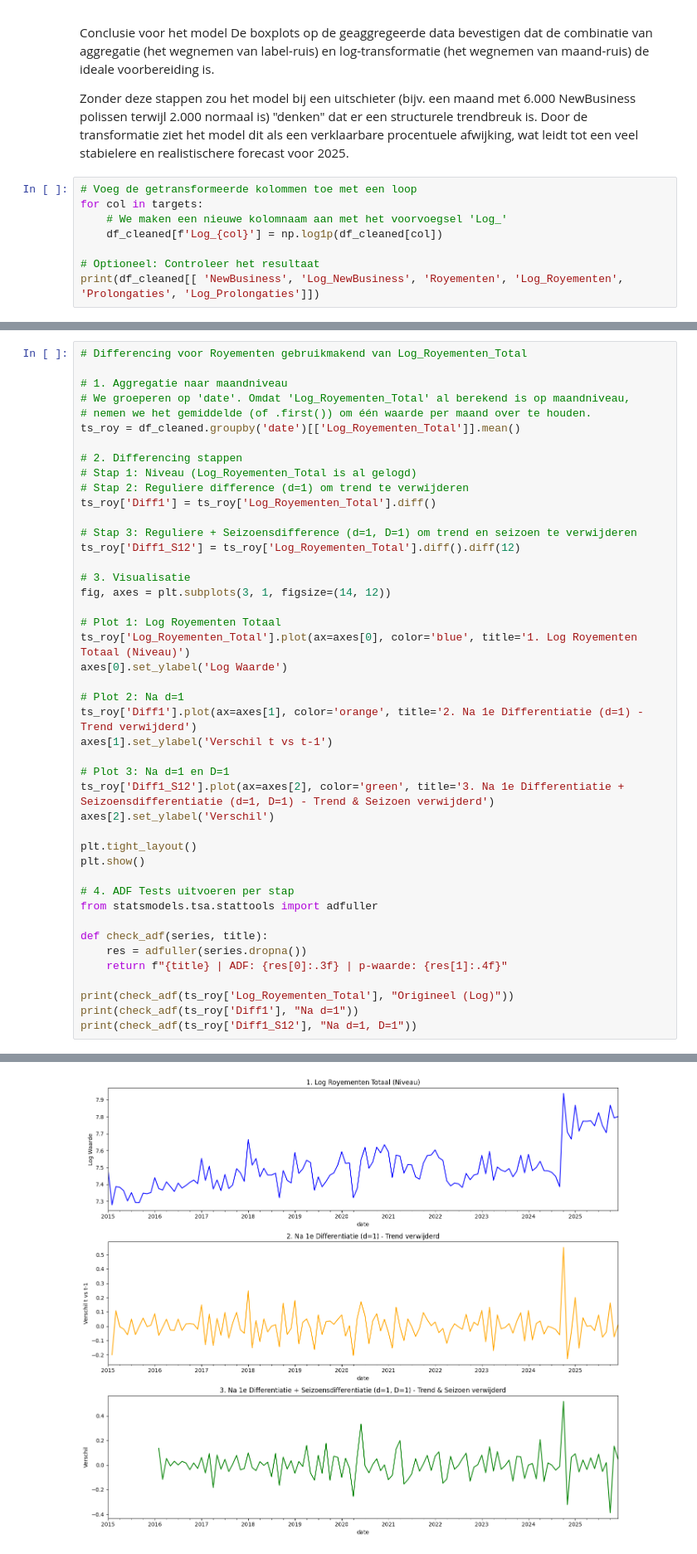
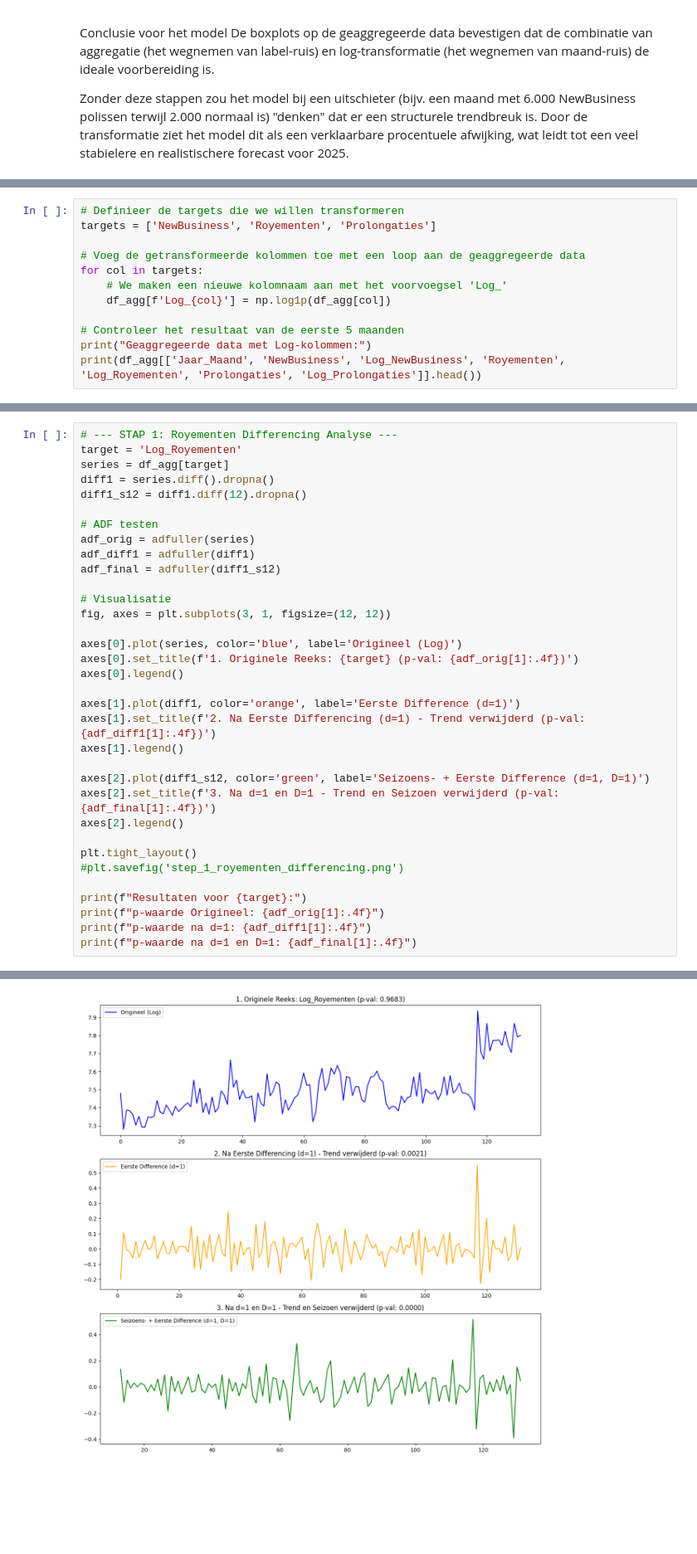
Before and after one commit to wmvanhuis/MADS-ML-Graduation_Project_Bovemij, a Jupyter notebook: notebooks/timeseries/eda timeseries 2015-2025.ipynb, the cells around one changed output, grey strips where cells are left out. Shown at 83% size. Cells and saved outputs as stored; diff of their text form; blank space fills up the shorter version.

```diff
--- a/notebooks/timeseries/eda timeseries 2015-2025.ipynb
+++ b/notebooks/timeseries/eda timeseries 2015-2025.ipynb
@@ -545,11 +545,3 @@ Conclusie voor het model
 De boxplots op de geaggregeerde data bevestigen dat de combinatie van aggregatie (het wegnemen van label-ruis) en log-transformatie (het wegnemen van maand-ruis) de ideale voorbereiding is.
 
 Zonder deze stappen zou het model bij een uitschieter (bijv. een maand met 6.000 NewBusiness polissen terwijl 2.000 normaal is) "denken" dat er een structurele trendbreuk is. Door de transformatie ziet het model dit als een verklaarbare procentuele afwijking, wat leidt tot een veel stabielere en realistischere forecast voor 2025.
-# %%
-# Voeg de getransformeerde kolommen toe met een loop
-for col in targets:
-    # We maken een nieuwe kolomnaam aan met het voorvoegsel 'Log_'
-    df_cleaned[f'Log_{col}'] = np.log1p(df_cleaned[col])
-
-# Optioneel: Controleer het resultaat
-print(df_cleaned[[ 'NewBusiness', 'Log_NewBusiness', 'Royementen', 'Log_Royementen', 'Prolongaties', 'Log_Prolongaties']])
@@ -573,0 +548,12 @@ print(df_cleaned[[ 'NewBusiness', 'Log_NewBusiness', 'Royementen', 'Log_Royement
+# %%
+# Definieer de targets die we willen transformeren
+targets = ['NewBusiness', 'Royementen', 'Prolongaties']
+
+# Voeg de getransformeerde kolommen toe met een loop aan de geaggregeerde data
+for col in targets:
+    # We maken een nieuwe kolomnaam aan met het voorvoegsel 'Log_'
+    df_agg[f'Log_{col}'] = np.log1p(df_agg[col])
+
+# Controleer het resultaat van de eerste 5 maanden
+print("Geaggregeerde data met Log-kolommen:")
+print(df_agg[['Jaar_Maand', 'NewBusiness', 'Log_NewBusiness', 'Royementen', 'Log_Royementen', 'Prolongaties', 'Log_Prolongaties']].head())
@@ -798,45 +785,35 @@ Je hebt nu voor alle drie de targets een stevige basis:
 # %%
-# Differencing voor Royementen gebruikmakend van Log_Royementen_Total
+# --- STAP 1: Royementen Differencing Analyse ---
+target = 'Log_Royementen'
+series = df_agg[target]
+diff1 = series.diff().dropna()
+diff1_s12 = diff1.diff(12).dropna()
 
-# 1. Aggregatie naar maandniveau
-# We groeperen op 'date'. Omdat 'Log_Royementen_Total' al berekend is op maandniveau,
-# nemen we het gemiddelde (of .first()) om één waarde per maand over te houden.
-ts_roy = df_cleaned.groupby('date')[['Log_Royementen_Total']].mean()
+# ADF testen
+adf_orig = adfuller(series)
+adf_diff1 = adfuller(diff1)
+adf_final = adfuller(diff1_s12)
 
-# 2. Differencing stappen
-# Stap 1: Niveau (Log_Royementen_Total is al gelogd)
-# Stap 2: Reguliere difference (d=1) om trend te verwijderen
-ts_roy['Diff1'] = ts_roy['Log_Royementen_Total'].diff()
+# Visualisatie
+fig, axes = plt.subplots(3, 1, figsize=(12, 12))
 
-# Stap 3: Reguliere + Seizoensdifference (d=1, D=1) om trend en seizoen te verwijderen
-ts_roy['Diff1_S12'] = ts_roy['Log_Royementen_Total'].diff().diff(12)
+axes[0].plot(series, color='blue', label='Origineel (Log)')
+axes[0].set_title(f'1. Originele Reeks: {target} (p-val: {adf_orig[1]:.4f})')
+axes[0].legend()
 
-# 3. Visualisatie
-fig, axes = plt.subplots(3, 1, figsize=(14, 12))
+axes[1].plot(diff1, color='orange', label='Eerste Difference (d=1)')
+axes[1].set_title(f'2. Na Eerste Differencing (d=1) - Trend verwijderd (p-val: {adf_diff1[1]:.4f})')
+axes[1].legend()
 
-# Plot 1: Log Royementen Totaal
-ts_roy['Log_Royementen_Total'].plot(ax=axes[0], color='blue', title='1. Log Royementen Totaal (Niveau)')
-axes[0].set_ylabel('Log Waarde')
-
-# Plot 2: Na d=1
-ts_roy['Diff1'].plot(ax=axes[1], color='orange', title='2. Na 1e Differentiatie (d=1) - Trend verwijderd')
-axes[1].set_ylabel('Verschil t vs t-1')
-
-# Plot 3: Na d=1 en D=1
-ts_roy['Diff1_S12'].plot(ax=axes[2], color='green', title='3. Na 1e Differentiatie + Seizoensdifferentiatie (d=1, D=1) - Trend & Seizoen verwijderd')
-axes[2].set_ylabel('Verschil')
+axes[2].plot(diff1_s12, color='green', label='Seizoens- + Eerste Difference (d=1, D=1)')
+axes[2].set_title(f'3. Na d=1 en D=1 - Trend en Seizoen verwijderd (p-val: {adf_final[1]:.4f})')
+axes[2].legend()
 
 plt.tight_layout()
-plt.show()
+#plt.savefig('step_1_royementen_differencing.png')
 
-# 4. ADF Tests uitvoeren per stap
-from statsmodels.tsa.stattools import adfuller
-
-def check_adf(series, title):
-    res = adfuller(series.dropna())
-    return f"{title} | ADF: {res[0]:.3f} | p-waarde: {res[1]:.4f}"
-
-print(check_adf(ts_roy['Log_Royementen_Total'], "Origineel (Log)"))
-print(check_adf(ts_roy['Diff1'], "Na d=1"))
-print(check_adf(ts_roy['Diff1_S12'], "Na d=1, D=1"))
+print(f"Resultaten voor {target}:")
+print(f"p-waarde Origineel: {adf_orig[1]:.4f}")
+print(f"p-waarde na d=1: {adf_diff1[1]:.4f}")
+print(f"p-waarde na d=1 en D=1: {adf_final[1]:.4f}")
 # %% [output]
@@ -843 +824 @@ print(check_adf(ts_roy['Diff1_S12'], "Na d=1, D=1"))
-[figure, old version]
+[figure, new version]
```
Also changed, not shown: parts of 24 cells of this notebook.
